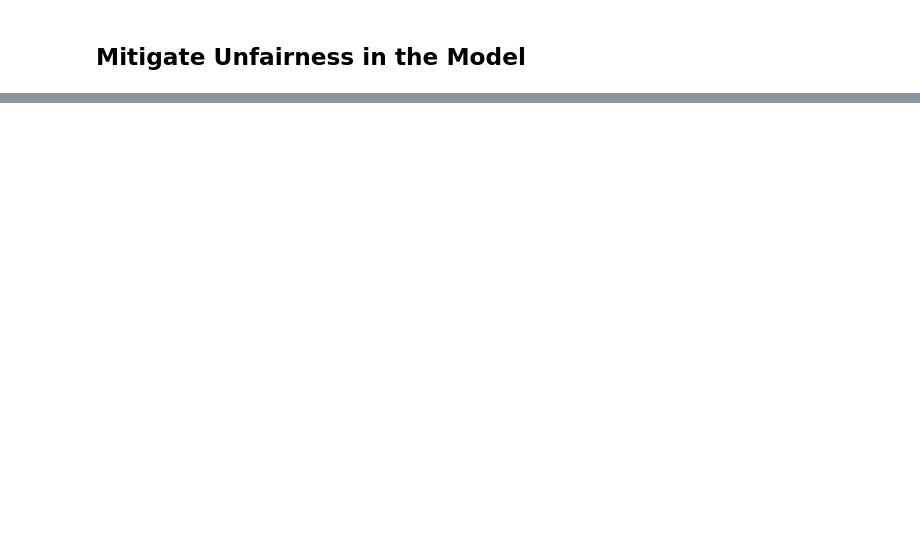
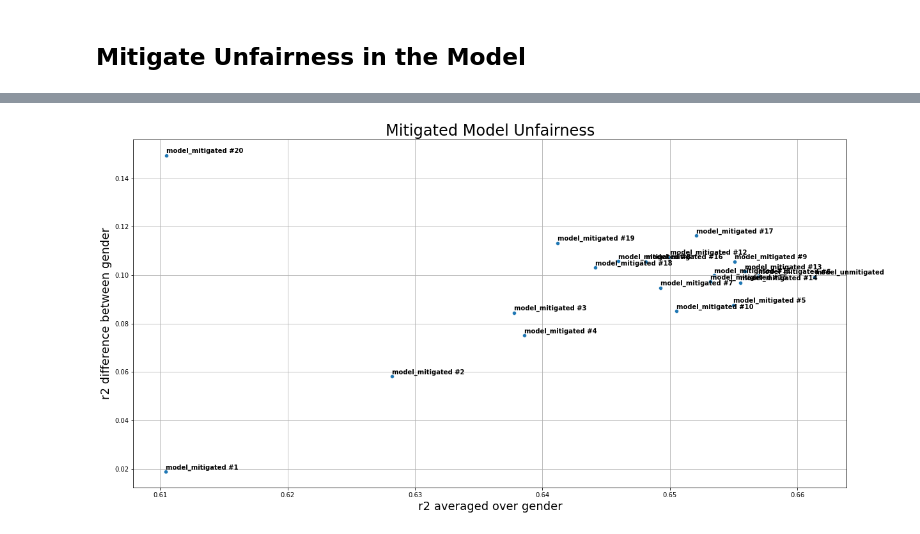
Before and after one commit to Sebastian1981/CustomerAnalytics_CLV, a Jupyter notebook: CustomerLifetimeValue_Regression.ipynb, the cells around one changed output, grey strips where cells are left out. Saved outputs shown, nothing was run; the diff lists cells and outputs as text; code cells hidden in the pictures; blank space fills up the shorter version.

```diff
--- a/CustomerLifetimeValue_Regression.ipynb
+++ b/CustomerLifetimeValue_Regression.ipynb
@@ -756,20 +1044,22 @@ df_fairness.head()
 # %%
 plt.figure(figsize=(20,10))
 ax = sns.scatterplot(x='r2_group_average',
                      y='r2_diff',
                      data=df_fairness)
 
 for line in range(0, df_fairness.shape[0]):
   ax.text(df_fairness.r2_group_average[line], df_fairness.r2_diff[line]+0.001,
   df_fairness.index[line], horizontalalignment='left',
   size='medium', color='black', weight='semibold')
 
-ax.set_xlabel('r2 averaged over gender', size=18)git
+ax.set_xlabel('r2 averaged over gender', size=18)
 ax.set_ylabel('r2 difference between gender', size=18)
 ax.set_title('Mitigated Model Unfairness', size=24)
 ax.grid('on')
 
 plt.show()
+# %% [output]
+[figure, added]
 # %%
 # Get predictions from all models them (plus the original unmitigated one for comparison)
 model_name = 'clv_model_unmitigated'
```
Also changed, not shown: parts of 47 cells of this notebook.
